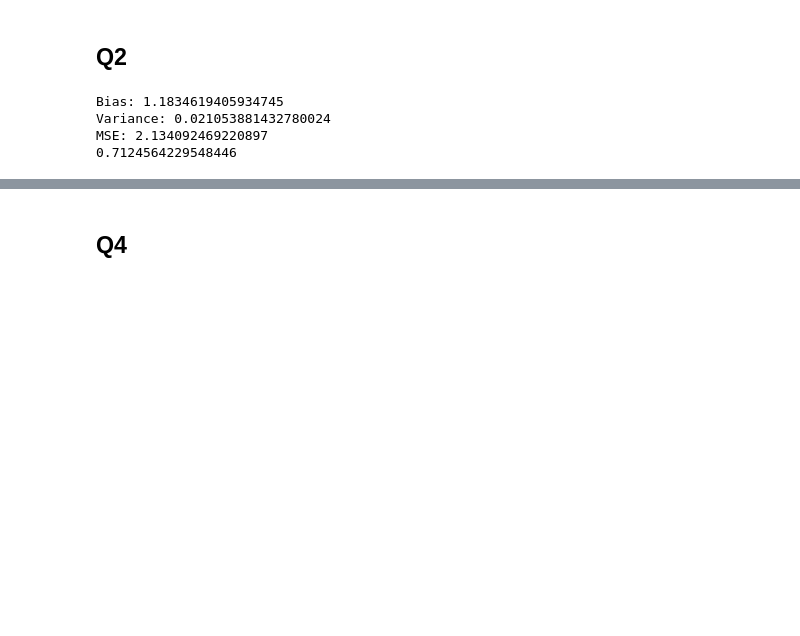
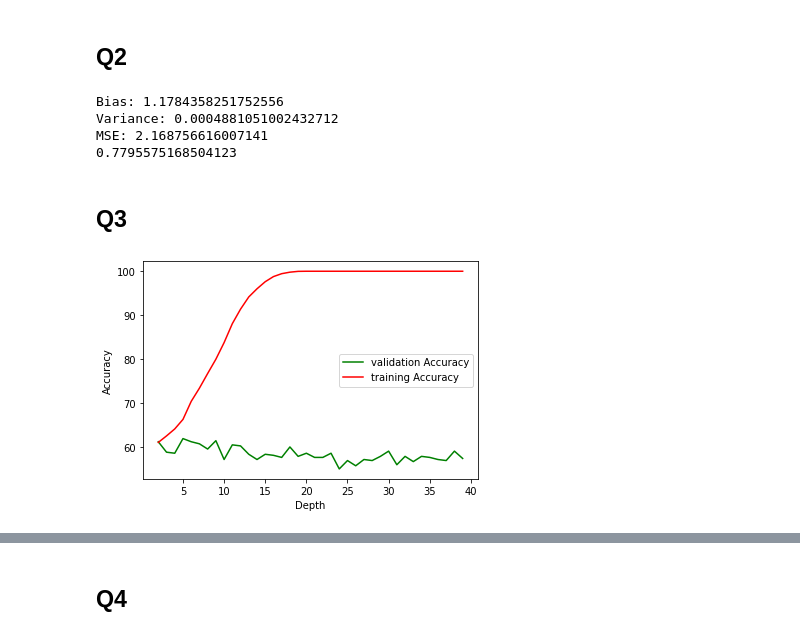
Before and after one commit to itissandeep98/ML-Assignments, a Jupyter notebook: Assignment2/ML_Assignment2.ipynb, the cells around one changed output, grey strips where cells are left out. Drawn from its saved outputs; the diff is of its cells as text; code cells hidden in the pictures; blank space fills up the shorter version.

```diff
--- a/Assignment2/ML_Assignment2.ipynb
+++ b/Assignment2/ML_Assignment2.ipynb
@@ -213,7 +222,7 @@ diff=avg_pred-y_test
 bias=np.sum(abs(diff))/X_test.shape[0]
 
 avg=avg_pred.reshape((avg_pred.shape[0],1))
-variance=np.sqrt((1/(B-1))*np.sum((predictions-avg)**2,axis=1))
+variance=(1/(B-1))*np.sum((predictions-avg)**2,axis=1)
 variance=np.sum(variance)/X_test.shape[0]
 
 y_test=y_test.reshape((y_test.shape[0],1))
@@ -225,7 +234,9 @@ print("Variance:",variance)
 print("MSE:",MSE)
 print(MSE-bias**2-variance)
 # %% [output]
-Bias: 1.1834619405934745
-Variance: 0.021053881432780024
-MSE: 2.134092469220897
-0.7124564229548446
+Bias: 1.1784358251752556
+Variance: 0.0004881051002432712
+MSE: 2.168756616007141
+0.7795575168504123
+# %% [markdown]
+## Q3
@@ -231,0 +304,26 @@ MSE: 2.134092469220897
+# %%
+def plot_dept_acc(data,min_depth=2,max_depth=40,state=1):
+  preprocessor = MyPreProcessor()
+  X, y = preprocessor.pre_process(data)
+  X_train, X_test, y_train, y_test = train_test_split(X, y, stratify=y, test_size=0.10,random_state=state)
+  pca = PCA(n_components=50)
+  X_train = pca.fit_transform(X_train)
+  X_test = pca.transform(X_test)
+  score_val=[]
+  score_train=[]
+  depths=list(range(min_depth,max_depth))
+  for depth in depths:
+    dt= DecisionTreeClassifier(max_depth=depth)
+    dt.fit(X_train,y_train)
+    score_val.append(dt.score(X_test,y_test)*100)
+    score_train.append(dt.score(X_train,y_train)*100)
+  plt.plot(depths,score_val,color="g", label="validation Accuracy")
+  plt.plot(depths,score_train,color="r", label="training Accuracy")
+  plt.xlabel('Depth')
+  plt.ylabel('Accuracy')
+  plt.legend()
+  plt.show()
+# %%
+plot_dept_acc(1,state=30)
+# %% [output]
+[figure, added]
```
Also changed, not shown: parts of 23 cells of this notebook.
